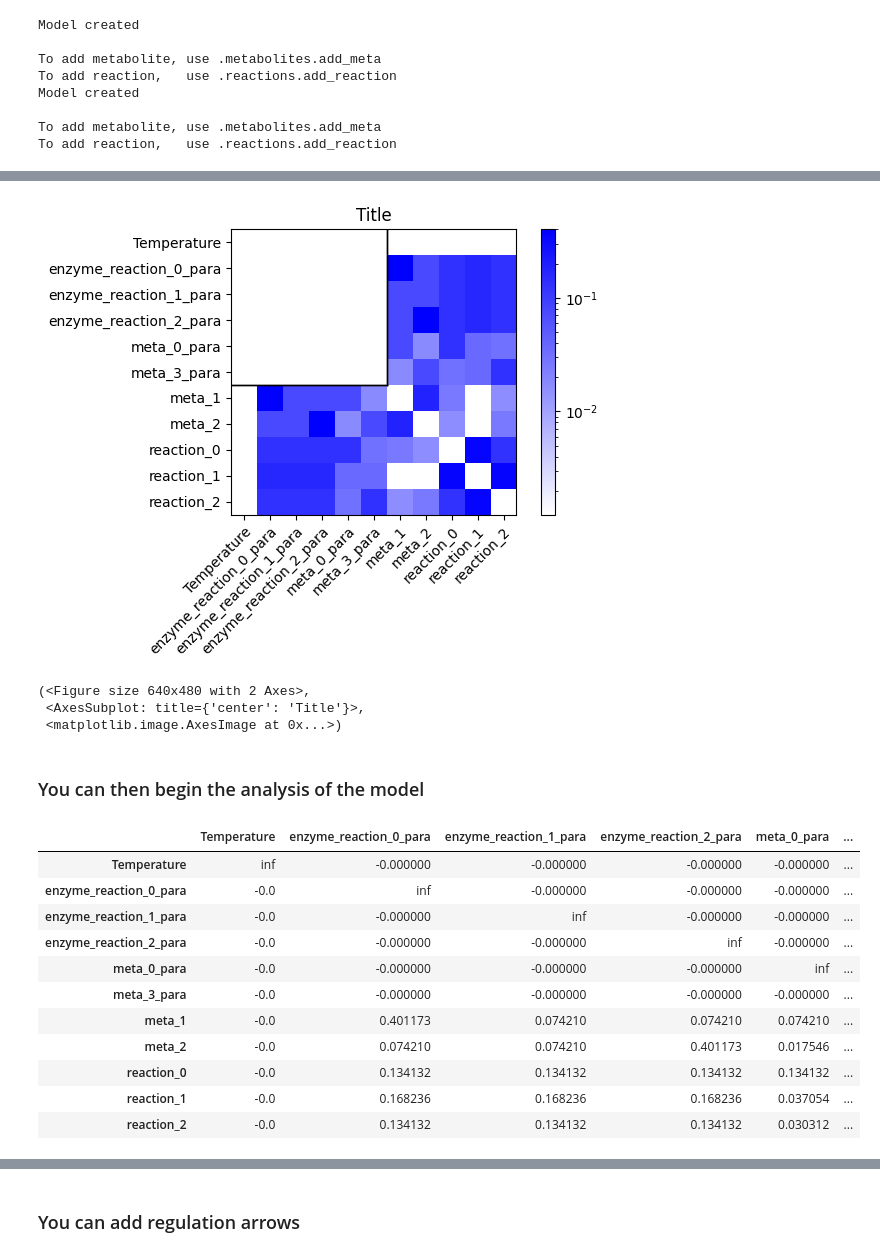
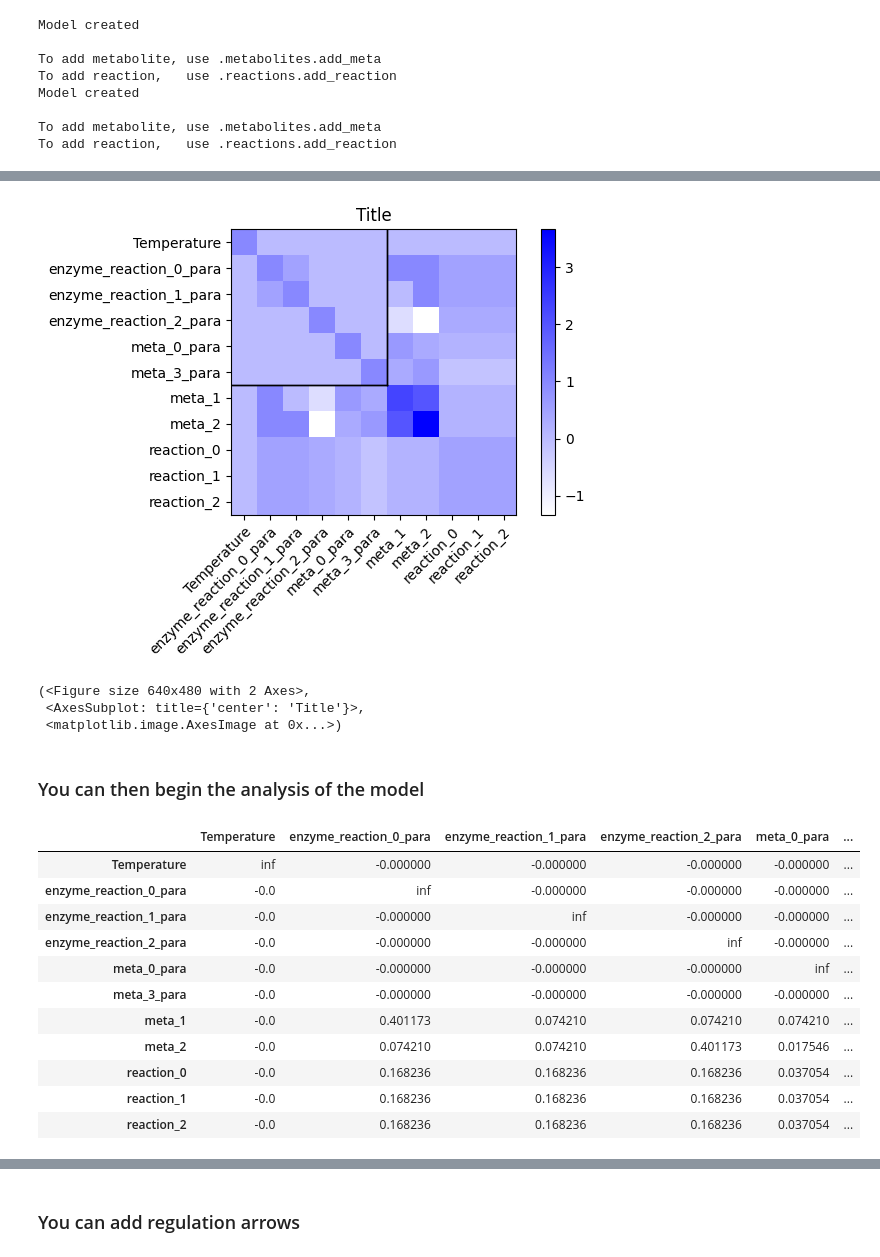
Before and after one commit to tuturax/BadAss, a Jupyter notebook: Notebooks/exemple_linear.ipynb, the cells around one changed output, grey strips where cells are left out. Cells and saved outputs as stored; diff of their text form; code cells hidden in the pictures.

```diff
--- a/Notebooks/exemple_linear.ipynb
+++ b/Notebooks/exemple_linear.ipynb
@@ -29,0 +45,2 @@ To add reaction,   use .reactions.add_reaction
+# %%
+momo.operons.add("lactose", ["enzyme_reaction_0", "enzyme_reaction_1"], 0.5)
@@ -30,7 +73,7 @@ To add reaction,   use .reactions.add_reaction
 # %%
-momo.plot(result="MI", title="Title", label=True)
+momo.plot(result="cov", title="Title", label=True)
 # %% [output]
-[figure, old version]
+[figure, new version]
 (<Figure size 640x480 with 2 Axes>,
  <AxesSubplot: title={'center': 'Title'}>,
  <matplotlib.image.AxesImage at 0x...>)
@@ -48,9 +91,9 @@ momo.MI
 | meta_3_para | -0.0 | -0.000000 | -0.000000 | -0.000000 | -0.000000 | ... |
 | meta_1 | -0.0 | 0.401173 | 0.074210 | 0.074210 | 0.074210 | ... |
 | meta_2 | -0.0 | 0.074210 | 0.074210 | 0.401173 | 0.017546 | ... |
-| reaction_0 | -0.0 | 0.134132 | 0.134132 | 0.134132 | 0.134132 | ... |
+| reaction_0 | -0.0 | 0.168236 | 0.168236 | 0.168236 | 0.037054 | ... |
 | reaction_1 | -0.0 | 0.168236 | 0.168236 | 0.168236 | 0.037054 | ... |
-| reaction_2 | -0.0 | 0.134132 | 0.134132 | 0.134132 | 0.030312 | ... |
+| reaction_2 | -0.0 | 0.168236 | 0.168236 | 0.168236 | 0.037054 | ... |
 # %%
 momo.plot(result="MI")
 # %% [output]
```
Also changed, not shown: parts of 12 cells of this notebook, 7 other files.
